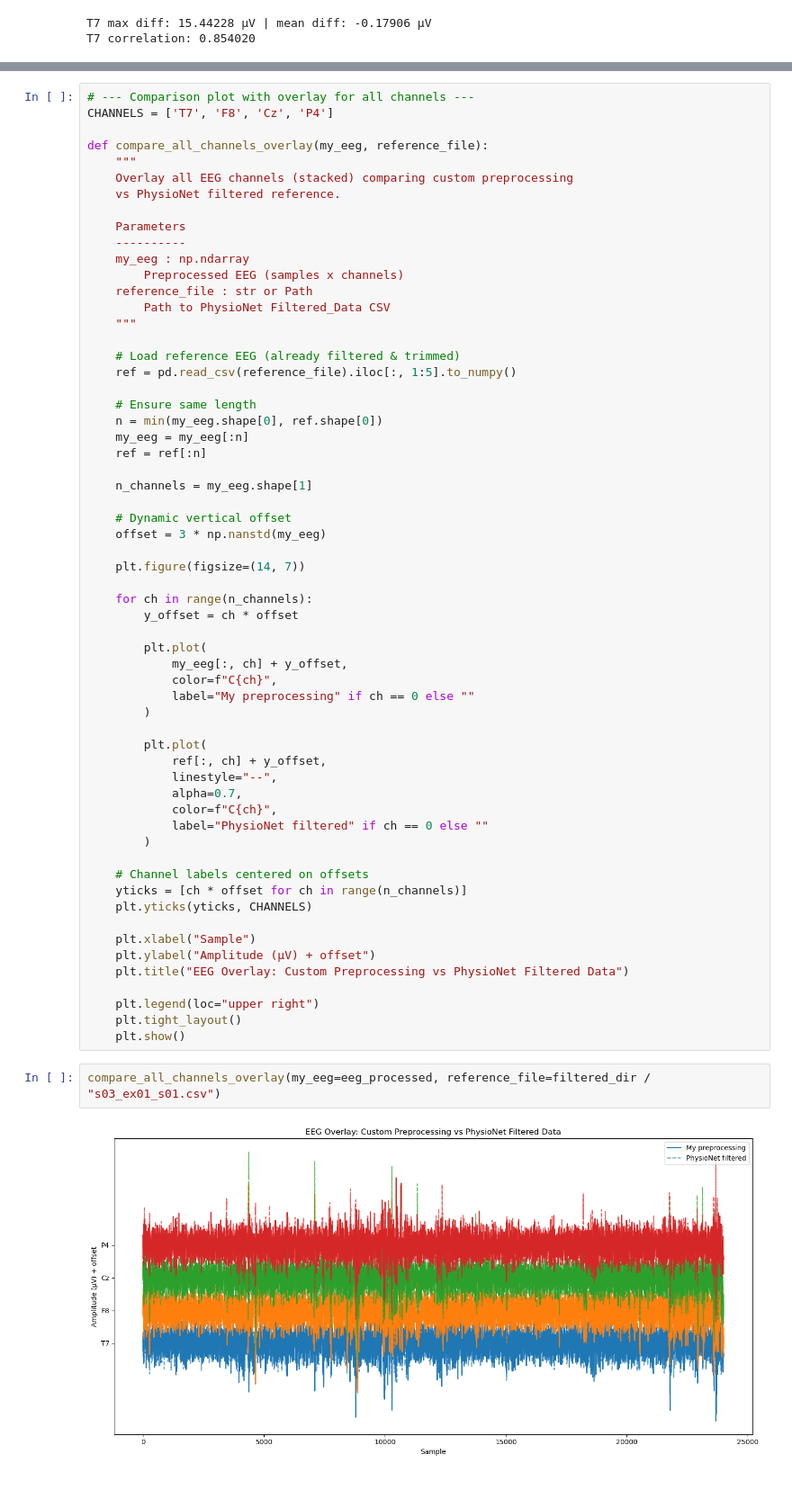
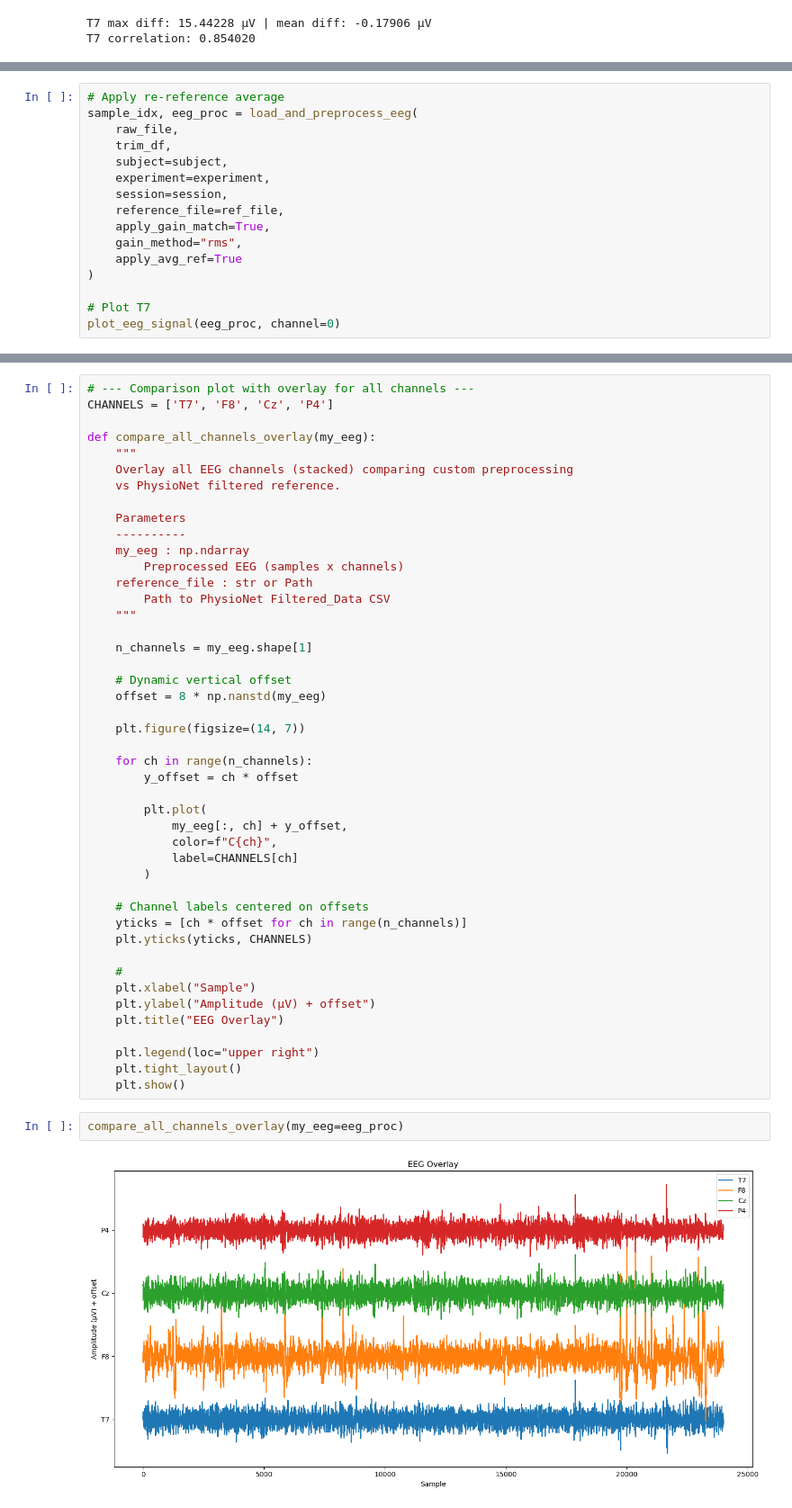
Before and after one commit to cristopher-d-delgado/Analysis-of-EEG-Signal, a Jupyter notebook: eda.ipynb, the cells around one changed output, grey strips where cells are left out. Shown at 90% size. Drawn from its saved outputs; the diff is of its cells as text.

Commit message:
re-referenced data to improve signal clarity

```diff
--- a/eda.ipynb
+++ b/eda.ipynb
@@ -410,0 +443,16 @@ Scale factor: 534.783
+# %%
+# Apply re-reference average
+sample_idx, eeg_proc = load_and_preprocess_eeg(
+    raw_file,
+    trim_df,
+    subject=subject,
+    experiment=experiment,
+    session=session,
+    reference_file=ref_file,
+    apply_gain_match=True,
+    gain_method="rms",
+    apply_avg_ref=True
+)
+
+# Plot T7
+plot_eeg_signal(eeg_proc, channel=0)
@@ -412,7 +486,7 @@ Scale factor: 534.783
 # --- Comparison plot with overlay for all channels ---
 CHANNELS = ['T7', 'F8', 'Cz', 'P4']
 
-def compare_all_channels_overlay(my_eeg, reference_file):
+def compare_all_channels_overlay(my_eeg):
     """
     Overlay all EEG channels (stacked) comparing custom preprocessing
     vs PhysioNet filtered reference.
@@ -425,18 +499,10 @@ def compare_all_channels_overlay(my_eeg, reference_file):
         Path to PhysioNet Filtered_Data CSV
     """
 
-    # Load reference EEG (already filtered & trimmed)
-    ref = pd.read_csv(reference_file).iloc[:, 1:5].to_numpy()
-
-    # Ensure same length
-    n = min(my_eeg.shape[0], ref.shape[0])
-    my_eeg = my_eeg[:n]
-    ref = ref[:n]
-
     n_channels = my_eeg.shape[1]
 
     # Dynamic vertical offset
-    offset = 3 * np.nanstd(my_eeg)
+    offset = 8 * np.nanstd(my_eeg)
 
     plt.figure(figsize=(14, 7))
 
@@ -446,29 +512,22 @@ def compare_all_channels_overlay(my_eeg, reference_file):
         plt.plot(
             my_eeg[:, ch] + y_offset,
             color=f"C{ch}",
-            label="My preprocessing" if ch == 0 else ""
-        )
-
-        plt.plot(
-            ref[:, ch] + y_offset,
-            linestyle="--",
-            alpha=0.7,
-            color=f"C{ch}",
-            label="PhysioNet filtered" if ch == 0 else ""
+            label=CHANNELS[ch]
         )
 
     # Channel labels centered on offsets
     yticks = [ch * offset for ch in range(n_channels)]
     plt.yticks(yticks, CHANNELS)
 
+    #
     plt.xlabel("Sample")
     plt.ylabel("Amplitude (µV) + offset")
-    plt.title("EEG Overlay: Custom Preprocessing vs PhysioNet Filtered Data")
+    plt.title("EEG Overlay")
 
     plt.legend(loc="upper right")
     plt.tight_layout()
     plt.show()
 # %%
-compare_all_channels_overlay(my_eeg=eeg_processed, reference_file=filtered_dir / "s03_ex01_s01.csv")
+compare_all_channels_overlay(my_eeg=eeg_proc)
 # %% [output]
-[figure, old version]
+[figure, new version]
```
Also changed, not shown: parts of 12 cells of this notebook.
